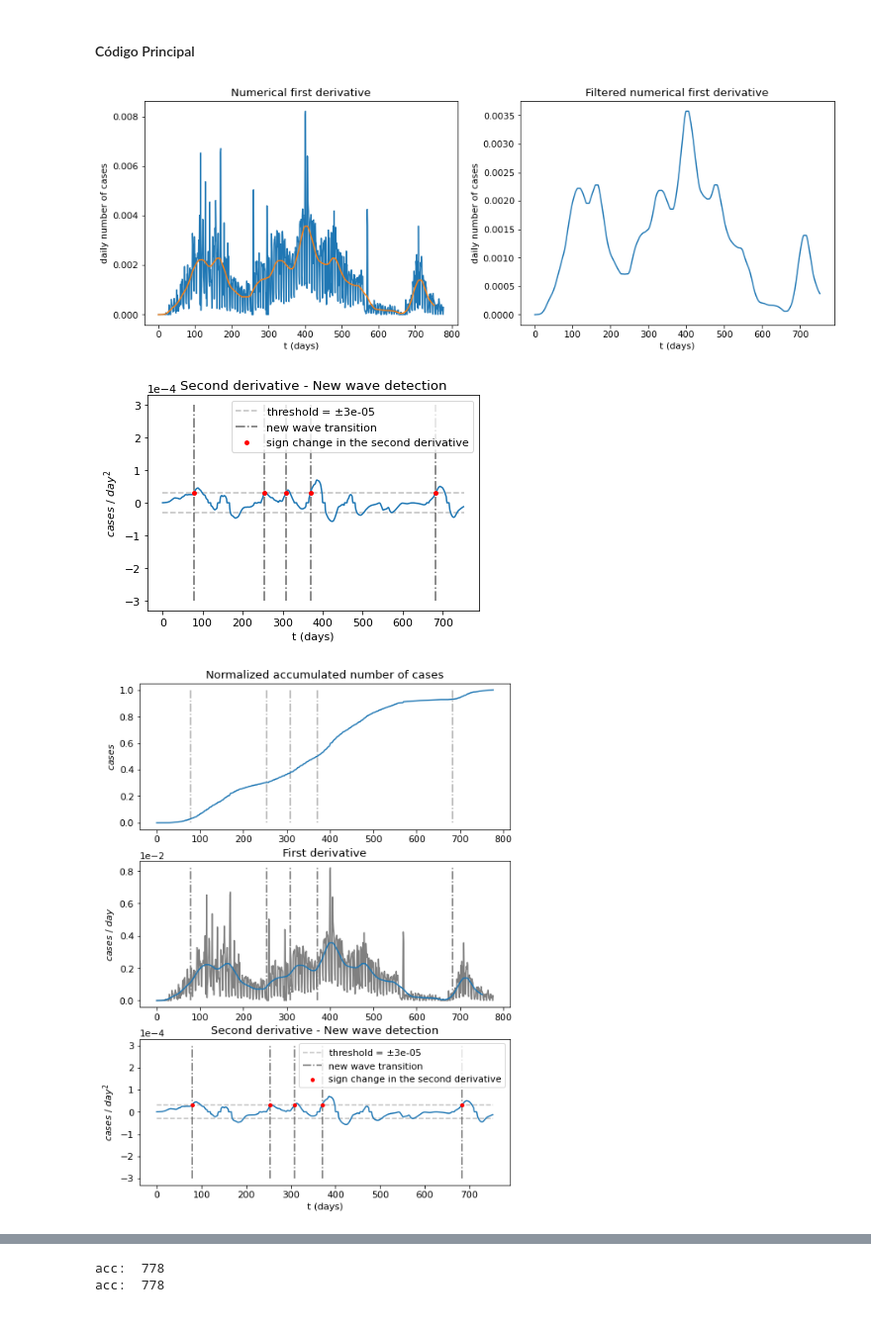
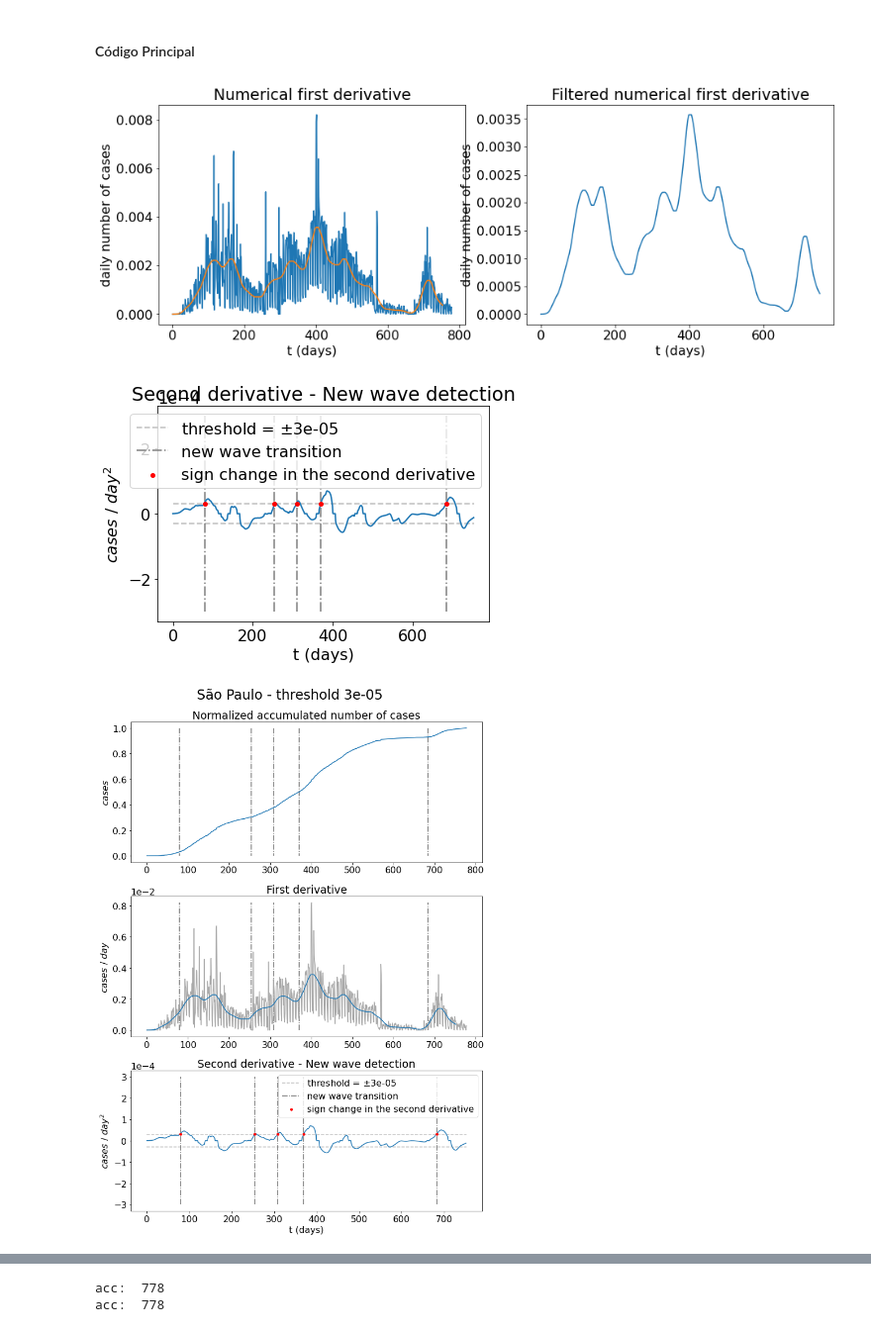
Before and after one commit to fpelogia/epid-models, a Jupyter notebook: Notebooks/new_wave.ipynb, the cells around one changed output, grey strips where cells are left out. Shown at 99% size. Cells and saved outputs as stored; diff of their text form; code cells hidden in the pictures.

```diff
--- a/Notebooks/new_wave.ipynb
+++ b/Notebooks/new_wave.ipynb
@@ -101,7 +101,7 @@ def new_wave_detection(sec_der, abs_threshold):
 # %% [markdown]
 #### Código Principal
 # %%
-plt.rcParams.update({'font.size': 11})
+plt.rcParams.update({'font.size': 16})
 # %%
 #import data
 data = pd.read_csv("../Datasets/sp.csv")
@@ -148,49 +148,51 @@ plt.xlabel("t (days)")
 plt.ylabel("$cases$ / $day^2$")
 plt.plot(sec_der, zorder=1) # obs: check if this scaling is correct
 plt.hlines([-1*abs_threshold, abs_threshold], 0, len(sec_der), colors='silver', linestyles='dashed', zorder=1, label=f"threshold = $\pm${abs_threshold}")
-plt.vlines(x_t, -3e-4, 3e-4, colors='dimgray', linestyles='dashdot', zorder=1, label="new wave transition")
+plt.vlines(x_t, -3e-4, 3e-4, colors='gray', linestyles='dashdot', zorder=1, label="new wave transition")
 plt.scatter(x_t, y_t, s=15, c='r', zorder=2, label="sign change in the second derivative")
 plt.legend()
 plt.show()
 
 # Graph with acc. data and its first two derivatives
-fig, axs = plt.subplots(3, 1, figsize=(7,9)) # 3 rows, 1 col
+fig, axs = plt.subplots(3, 1, figsize=(10,14)) # 3 rows, 1 col
 plt.tight_layout(pad=1.5)
+plt.suptitle(f"{city_name} - threshold {abs_threshold} ", fontsize=24)
 axs[0].plot(normalized_acc_n_cases) # para alinhar as retas de nova onda
-axs[0].vlines(x_t, 1, 3e-4, colors='darkgray', linestyles='dashdot', zorder=1, label="new wave transition")
+axs[0].vlines(x_t, 1, 3e-4, colors='dimgray', linestyles='dashdot', zorder=1, label="new wave transition")
 axs[0].set_title('Normalized accumulated number of cases')
 axs[0].set_ylabel("$cases$")
 
-axs[1].plot(unf_daily_n_cases, c='gray')
+axs[1].plot(unf_daily_n_cases, c='darkgray')
 axs[1].plot(daily_n_cases)
 axs[1].ticklabel_format(axis='y',style='sci',scilimits=(-2,-2))
 axs[1].vlines(x_t, min(unf_daily_n_cases), max(unf_daily_n_cases), colors='dimgray', linestyles='dashdot', zorder=1, label="new wave transition")
 axs[1].set_title('First derivative')
 axs[1].set_ylabel("$cases$ / $day$")
 
 axs[2].ticklabel_format(axis='y',style='sci',scilimits=(-4,-4))
 axs[2].set_title("Second derivative - New wave detection")
 axs[2].set_xlabel("t (days)")
 axs[2].set_ylabel("$cases$ / $day^2$")
 axs[2].plot(sec_der, zorder=1) # obs: check if this scaling is correct
 axs[2].hlines([-1*abs_threshold, abs_threshold], 0, len(sec_der), colors='silver', linestyles='dashed', zorder=1, label=f"threshold = $\pm${abs_threshold}")
 axs[2].vlines(x_t, -3e-4, 3e-4, colors='dimgray', linestyles='dashdot', zorder=1, label="new wave transition")
 axs[2].scatter(x_t, y_t, s=15, c='r', zorder=2, label="sign change in the second derivative")
 plt.legend()
-plt.savefig(f'{city_name}_nw', facecolor='white', dpi=100)
+plt.tight_layout()
+plt.savefig(f'{city_name}_nw', facecolor='white', dpi=200)
 plt.show()
 
 
 #====== Interactive Debug ======
 # variables = globals().copy()
 # variables.update(locals())
 # shell = code.InteractiveConsole(variables)
 # shell.interact()
 #===============================
 # %% [output]
-[figure, old version]
+[figure, new version]
-[figure, old version]
+[figure, new version]
-[figure, old version]
+[figure, new version]
 # %%
 print('x_t', x_t)
 print('y_t', y_t)
```
Also changed, not shown: parts of 5 cells of this notebook, 31 other files.
